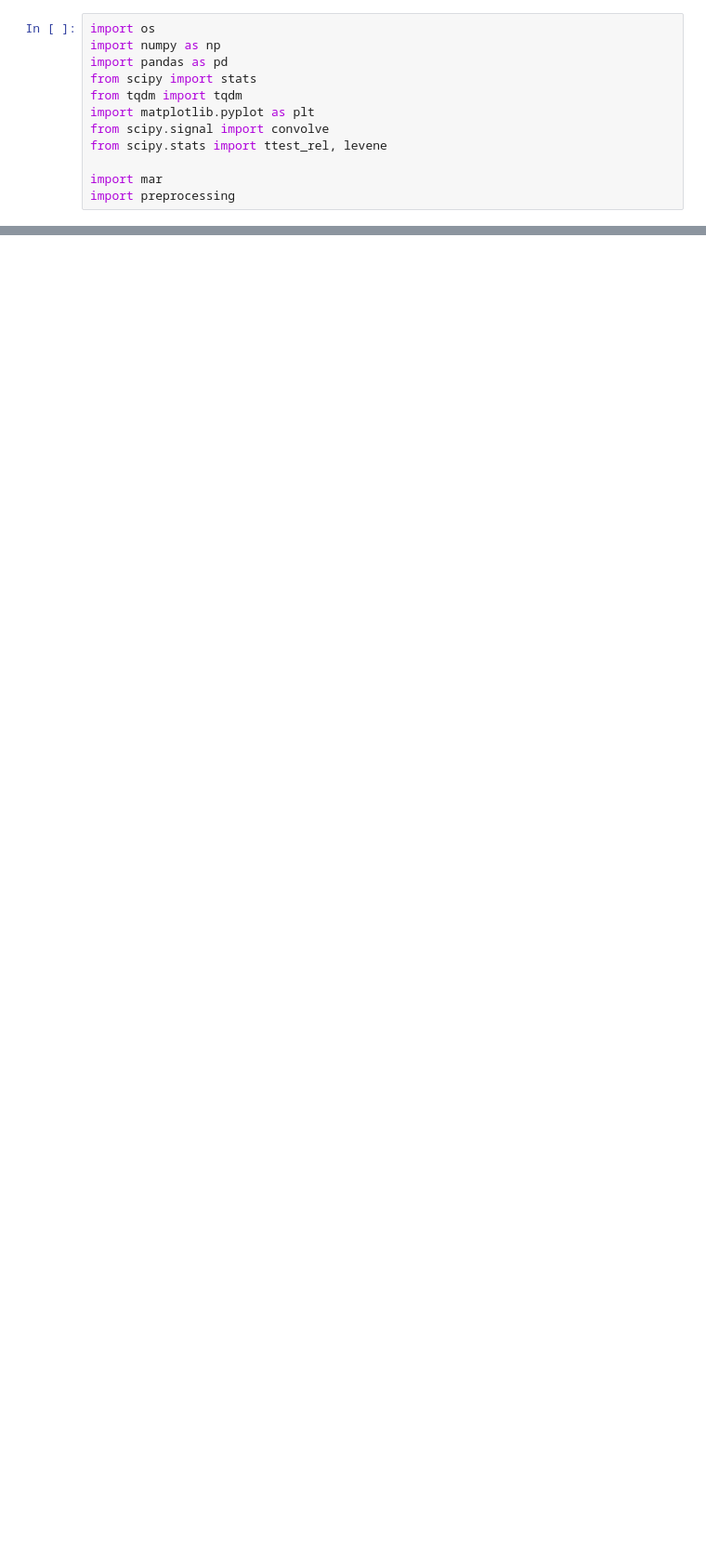
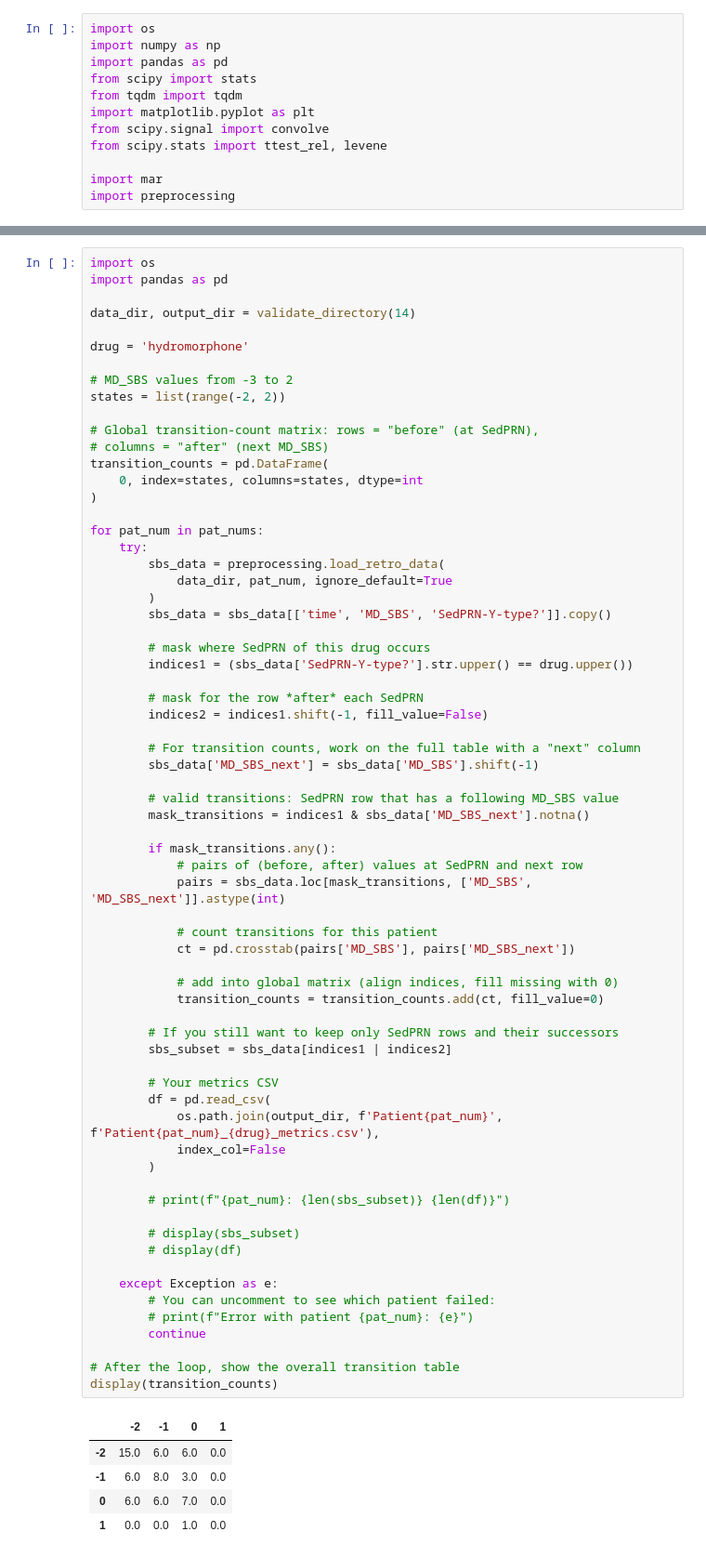
Before and after one commit to PedAccel/PedAccel, a Jupyter notebook: data_analysis/MAR/analysis/mar_new_new.ipynb, the cells around one changed output, grey strips where cells are left out. Shown at 93% size. Cells and saved outputs as stored; diff of their text form; blank space fills up the shorter version.

```diff
--- a/data_analysis/MAR/analysis/mar_new_new.ipynb
+++ b/data_analysis/MAR/analysis/mar_new_new.ipynb
@@ -186,0 +195,73 @@ drugs = ['fentanyl', 'hydromorphone', 'morphine', 'oxycodone', 'methadone']
+# %%
+import os
+import pandas as pd
+
+data_dir, output_dir = validate_directory(14)
+
+drug = 'hydromorphone'
+
+# MD_SBS values from -3 to 2
+states = list(range(-2, 2))
+
+# Global transition-count matrix: rows = "before" (at SedPRN),
+# columns = "after" (next MD_SBS)
+transition_counts = pd.DataFrame(
+    0, index=states, columns=states, dtype=int
+)
+
+for pat_num in pat_nums:
+    try:
+        sbs_data = preprocessing.load_retro_data(
+            data_dir, pat_num, ignore_default=True
+        )
+        sbs_data = sbs_data[['time', 'MD_SBS', 'SedPRN-Y-type?']].copy()
+
+        # mask where SedPRN of this drug occurs
+        indices1 = (sbs_data['SedPRN-Y-type?'].str.upper() == drug.upper())
+
+        # mask for the row *after* each SedPRN
+        indices2 = indices1.shift(-1, fill_value=False)
+
+        # For transition counts, work on the full table with a "next" column
+        sbs_data['MD_SBS_next'] = sbs_data['MD_SBS'].shift(-1)
+
+        # valid transitions: SedPRN row that has a following MD_SBS value
+        mask_transitions = indices1 & sbs_data['MD_SBS_next'].notna()
+
+        if mask_transitions.any():
+            # pairs of (before, after) values at SedPRN and next row
+            pairs = sbs_data.loc[mask_transitions, ['MD_SBS', 'MD_SBS_next']].astype(int)
+
+            # count transitions for this patient
+            ct = pd.crosstab(pairs['MD_SBS'], pairs['MD_SBS_next'])
+
+            # add into global matrix (align indices, fill missing with 0)
+            transition_counts = transition_counts.add(ct, fill_value=0)
+
+        # If you still want to keep only SedPRN rows and their successors
+        sbs_subset = sbs_data[indices1 | indices2]
+
+        # Your metrics CSV
+        df = pd.read_csv(
+            os.path.join(output_dir, f'Patient{pat_num}', f'Patient{pat_num}_{drug}_metrics.csv'),
+            index_col=False
+        )
+
+        # print(f"{pat_num}: {len(sbs_subset)} {len(df)}")
+
+        # display(sbs_subset)
+        # display(df)
+
+    except Exception as e:
+        # You can uncomment to see which patient failed:
+        # print(f"Error with patient {pat_num}: {e}")
+        continue
+
+# After the loop, show the overall transition table
+display(transition_counts)
+# %% [output]
+|  | -2 | -1 | 0 | 1 |
+| -2 | 15.0 | 6.0 | 6.0 | 0.0 |
+| -1 | 6.0 | 8.0 | 3.0 | 0.0 |
+| 0 | 6.0 | 6.0 | 7.0 | 0.0 |
+| 1 | 0.0 | 0.0 | 1.0 | 0.0 |
```
Also changed, not shown: parts of 6 cells of this notebook, 1 other file.
